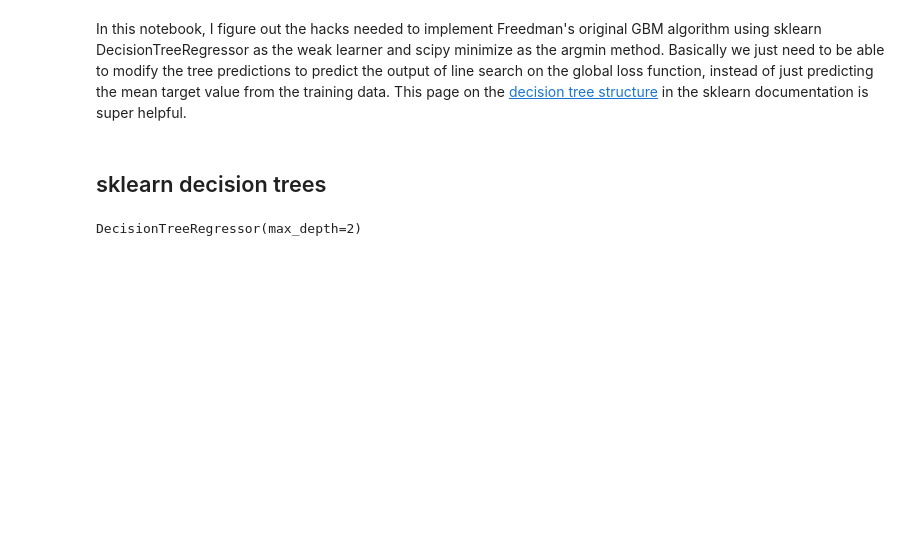
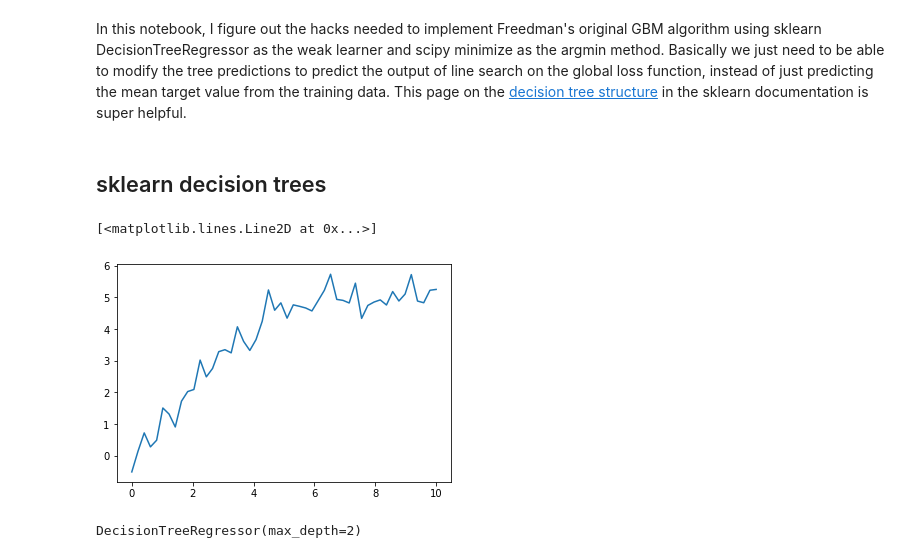
Before and after one commit to mcb00/blog, a Jupyter notebook: _drafts/hacks-for-freedman-gbm.ipynb, the cells around one changed output. Cells and saved outputs as stored; diff of their text form; code cells hidden in the pictures; blank space fills up the shorter version.

```diff
--- a/_drafts/hacks-for-freedman-gbm.ipynb
+++ b/_drafts/hacks-for-freedman-gbm.ipynb
@@ -19,6 +19,11 @@ rng = np.random.default_rng()
 x = np.linspace(0, 10, 50)
 y = np.where(x < 5, x, 5) + rng.normal(0, 0.4, size=x.shape)
 x = x.reshape(-1,1)
+# %%
+plt.plot(x,y)
+# %% [output]
+[<matplotlib.lines.Line2D at 0x...>]
+[figure, added]
 # %%
 reg = DecisionTreeRegressor(max_depth=2)
 reg.fit(x, y)
```
Also changed, not shown: parts of 27 cells of this notebook.
